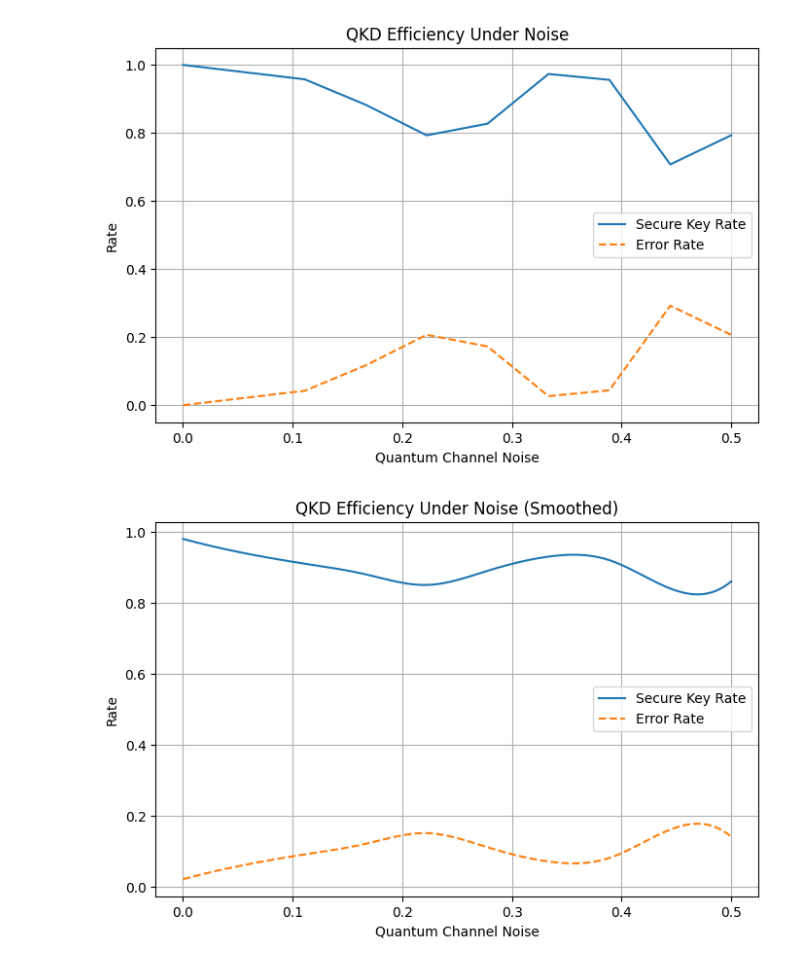
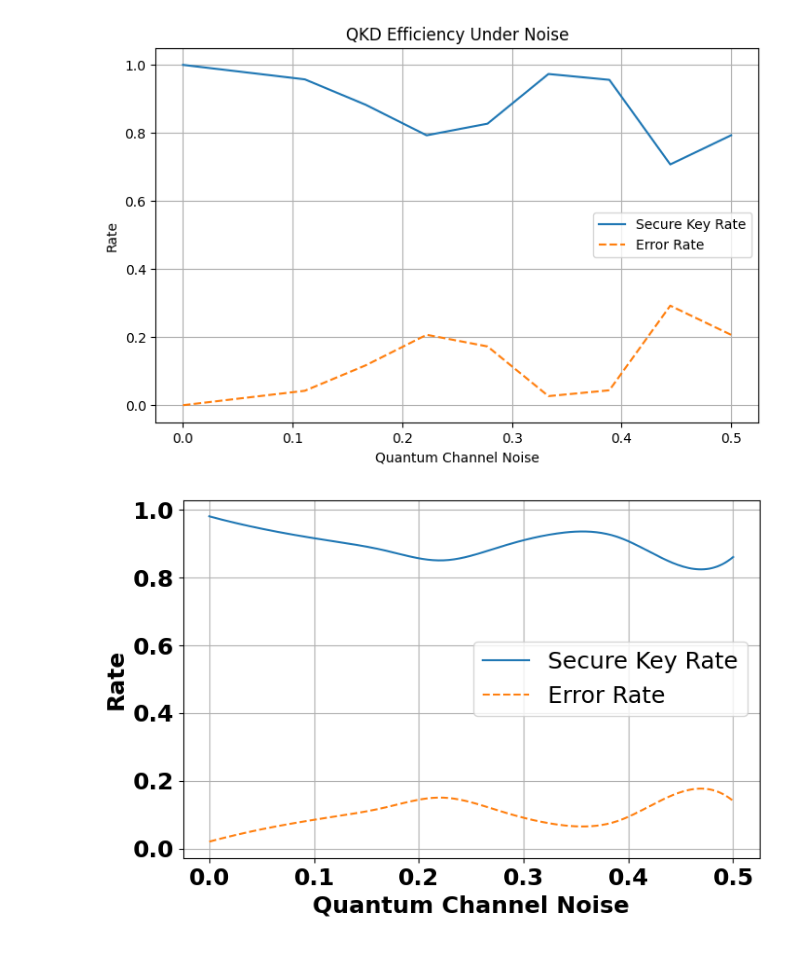
Before and after one commit to c0llinx/quantum-safe-cryptography, a Jupyter notebook: KICS-WINTER-2025/qkd-pi.ipynb, the cells around one changed output. Cells and saved outputs as stored; diff of their text form; code cells hidden in the pictures.

```diff
--- a/KICS-WINTER-2025/qkd-pi.ipynb
+++ b/KICS-WINTER-2025/qkd-pi.ipynb
@@ -51,27 +51,30 @@ plt.show()
 # %%
 from scipy.interpolate import make_interp_spline
 import numpy as np
 import matplotlib.pyplot as plt
 
 # Define noise levels to test
 noise_levels = np.linspace(0, 0.5, 10)
 secure_key_rates = [0.98, 0.94, 0.91, 0.88, 0.85, 0.89, 0.93, 0.92, 0.84, 0.86]
 error_rates = [0.02, 0.06, 0.09, 0.12, 0.15, 0.11, 0.07, 0.08, 0.16, 0.14]
 
 # Generate a smooth line using spline interpolation
 x_smooth = np.linspace(noise_levels.min(), noise_levels.max(), 200)
 secure_key_smooth = make_interp_spline(noise_levels, secure_key_rates)(x_smooth)
 error_smooth = make_interp_spline(noise_levels, error_rates)(x_smooth)
 
 # Plotting the results
 plt.figure(figsize=(8, 5))
 plt.plot(x_smooth, secure_key_smooth, label="Secure Key Rate")
 plt.plot(x_smooth, error_smooth, label="Error Rate", linestyle='--')
-plt.xlabel("Quantum Channel Noise")
-plt.ylabel("Rate")
-plt.title("QKD Efficiency Under Noise (Smoothed)")
-plt.legend()
+plt.xlabel("Quantum Channel Noise", fontsize=18, fontweight='bold')
+plt.ylabel("Rate", fontsize=18, fontweight='bold')
+# plt.title("QKD Efficiency Under Noise (Smoothed)")
+plt.xticks(fontsize=18, fontweight='bold')
+plt.yticks(fontsize=18, fontweight='bold')
+
+plt.legend(fontsize=18)
 plt.grid()
 plt.show()
 # %% [output]
-[figure, old version]
+[figure, new version]
```
Also changed, not shown: parts of 2 cells of this notebook, 2 other files.
